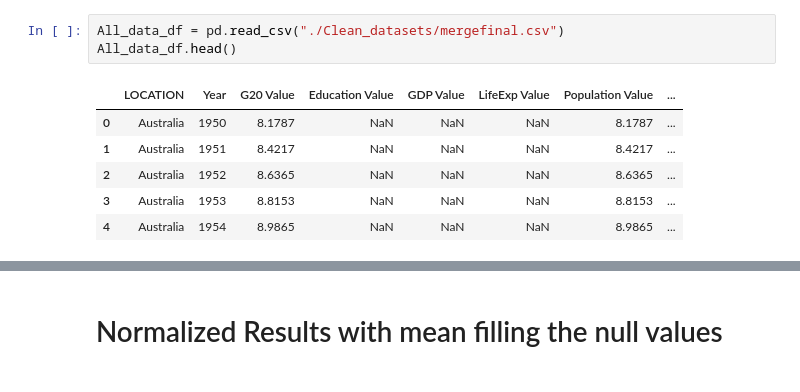
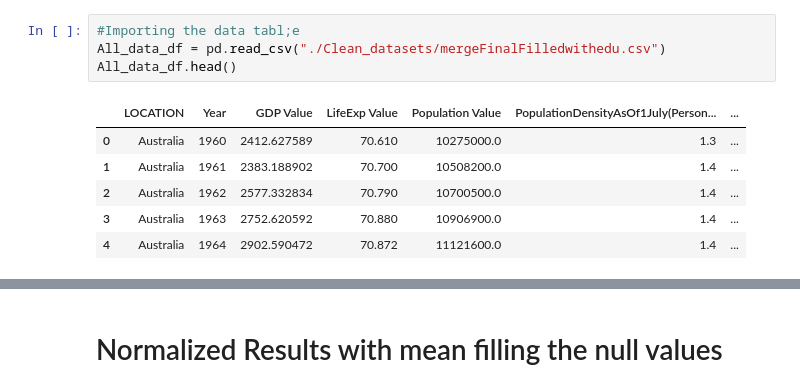
Before and after one commit to ElvisTheCoder/Project4, a Jupyter notebook: Regresssion_Modeling.ipynb, the cells around one changed output, grey strips where cells are left out. Drawn from its saved outputs; the diff is of its cells as text.

```diff
--- a/Regresssion_Modeling.ipynb
+++ b/Regresssion_Modeling.ipynb
@@ -77,13 +11,14 @@ table_df
 # %%
-All_data_df = pd.read_csv("./Clean_datasets/mergefinal.csv")
+#Importing the data tabl;e
+All_data_df = pd.read_csv("./Clean_datasets/mergeFinalFilledwithedu.csv")
 All_data_df.head()
 # %% [output]
-|  | LOCATION | Year | G20 Value | Education Value | GDP Value | LifeExp Value | Population Value | ... |
-| 0 | Australia | 1950 | 8.1787 | NaN | NaN | NaN | 8.1787 | ... |
-| 1 | Australia | 1951 | 8.4217 | NaN | NaN | NaN | 8.4217 | ... |
-| 2 | Australia | 1952 | 8.6365 | NaN | NaN | NaN | 8.6365 | ... |
-| 3 | Australia | 1953 | 8.8153 | NaN | NaN | NaN | 8.8153 | ... |
-| 4 | Australia | 1954 | 8.9865 | NaN | NaN | NaN | 8.9865 | ... |
+|  | LOCATION | Year | GDP Value | LifeExp Value | Population Value | PopulationDensityAsOf1July(Person... | ... |
+| 0 | Australia | 1960 | 2412.627589 | 70.610 | 10275000.0 | 1.3 | ... |
+| 1 | Australia | 1961 | 2383.188902 | 70.700 | 10508200.0 | 1.4 | ... |
+| 2 | Australia | 1962 | 2577.332834 | 70.790 | 10700500.0 | 1.4 | ... |
+| 3 | Australia | 1963 | 2752.620592 | 70.880 | 10906900.0 | 1.4 | ... |
+| 4 | Australia | 1964 | 2902.590472 | 70.872 | 11121600.0 | 1.4 | ... |
 # %%
 #cleaning data by removing all NaN
 data_nonulls_df=All_data_df.dropna()
```
Also changed, not shown: parts of 28 cells of this notebook.
